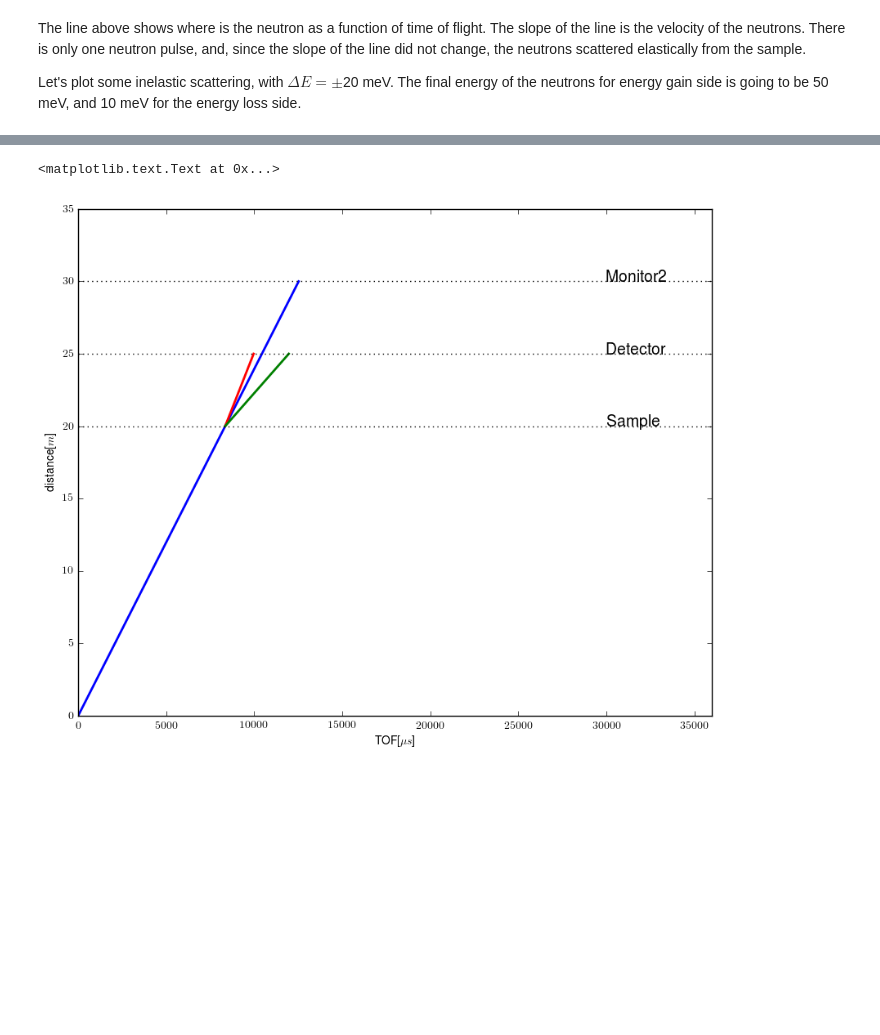
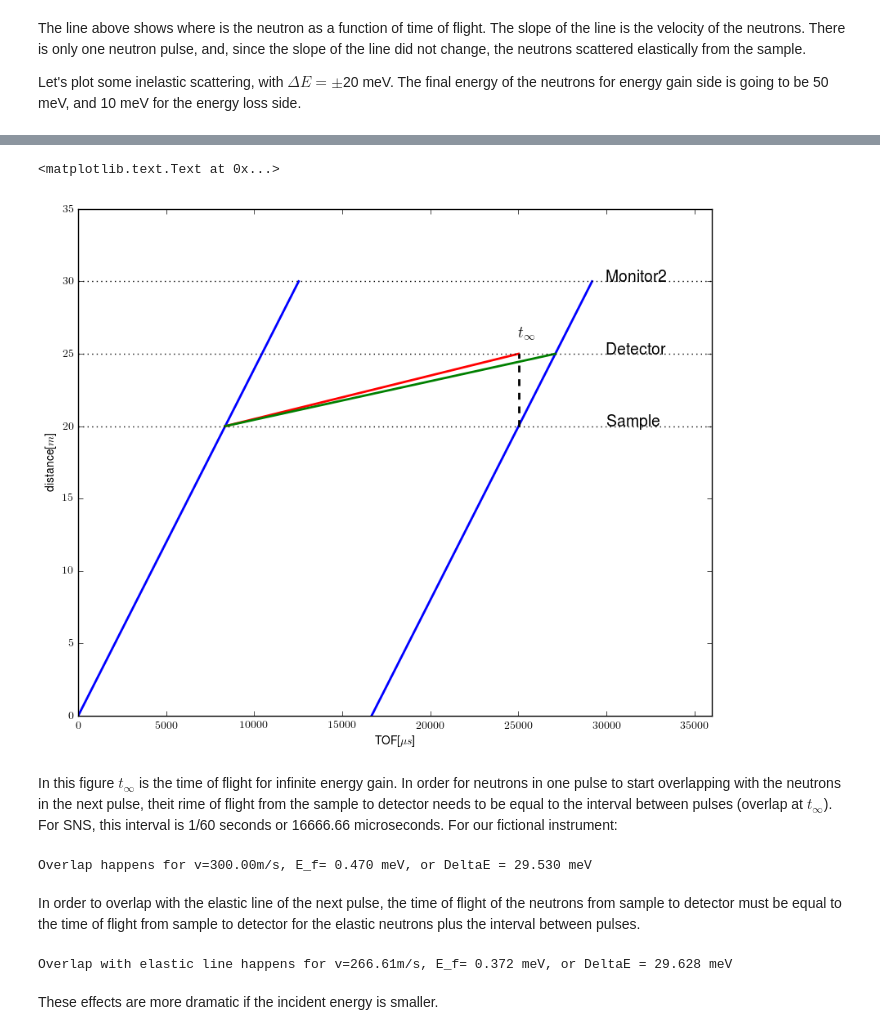
Before and after one commit to mantidproject/training, a Jupyter notebook: notebook/201_Introduction_to_Direct_Geometry_Spectrometers.ipynb, the cells around one changed output, grey strips where cells are left out. Saved outputs shown, nothing was run; the diff lists cells and outputs as text; code cells hidden in the pictures; blank space fills up the shorter version.

```diff
--- a/notebook/201_Introduction_to_Direct_Geometry_Spectrometers.ipynb
+++ b/notebook/201_Introduction_to_Direct_Geometry_Spectrometers.ipynb
@@ -348,34 +426,65 @@ d_m2=30.
 d_det=25.
 d_samp=20.
 
 Ei=30.
 vi=E2V(Ei)
 
 tof_m2=1e6*d_m2/vi #in microseconds
 tof_samp=1e6*d_samp/vi #in microseconds
+tof_det=1e6*d_det/vi
 
 Ef1=50.
 vf1=E2V(Ef1)
 tof_det1=tof_samp+1e6*(d_det-d_samp)/vf1
 
 Ef2=10.
 vf2=E2V(Ef2)
 tof_det2=tof_samp+1e6*(d_det-d_samp)/vf2
 
 fig, ax = plt.subplots(figsize=(10, 8), dpi= 150)
-ax.plot([0,tof_m2],[0,d_m2],linewidth=2)
-ax.plot([tof_samp,tof_det1],[d_samp,d_det],'r',linewidth=2)
-ax.plot([tof_samp,tof_det2],[d_samp,d_det],'g',linewidth=2)
+ax.plot([0,tof_m2],[0,d_m2],'b',linewidth=2)
+ax.plot([0+1e6/60.,tof_m2+1e6/60.],[0,d_m2],'b',linewidth=2)
+ax.plot([tof_samp,tof_samp+1e6/60.],[d_samp,d_det],'r',linewidth=2)
+ax.plot([tof_samp,tof_det+1e6/60.],[d_samp,d_det],'g',linewidth=2)
+ax.plot([tof_samp+1e6/60.,tof_samp+1e6/60.],[d_samp,d_det],'k--',linewidth=2)
 ax.plot([0,36000],[d_m2,d_m2],'k:')
 ax.plot([0,36000],[d_samp,d_samp],'k:')
 ax.plot([0,36000],[d_det,d_det],'k:')
 ax.set_ylim([0.,35])
 ax.set_xlim([0,36000])
 ax.text(30000,d_m2,'Monitor2',fontsize=14)
 ax.text(30000,d_samp,'Sample',fontsize=14)
 ax.text(30000,d_det,'Detector',fontsize=14)
+ax.text(25000,26,'$t_\infty$',fontsize=14)
 ax.set_xlabel('TOF[$\mu s$]')
 ax.set_ylabel('distance[$m$]')
 # %% [output]
 <matplotlib.text.Text at 0x...>
-[figure, old version]
+[figure, new version]
+# %% [markdown]
+In this figure $t_\infty$ is the time of flight for infinite energy gain. In order for neutrons in one pulse to start overlapping with the neutrons in the next pulse, theit rime of flight from the sample to detector needs to be equal to the interval between pulses (overlap at $t_\infty$). For SNS, this interval is 1/60 seconds or 16666.66 microseconds. For our fictional instrument:
+# %%
+t_pulse=1./60
+d_samp_det=d_det-d_samp
+Ei=30.
+v_overlap=d_samp_det/t_pulse
+Ef_overlap=V2E(v_overlap)
+DeltaE_overlap=Ei-Ef_overlap
+print("Overlap happens for v={0:.2f}m/s, "
+      "E_f= {1:.3f} meV, or DeltaE = {2:.3f} "
+      "meV".format(v_overlap,Ef_overlap,DeltaE_overlap))
+# %% [output]
+Overlap happens for v=300.00m/s, E_f= 0.470 meV, or DeltaE = 29.530 meV
+# %% [markdown]
+In order to overlap with the elastic line of the next pulse, the time of flight of the neutrons from sample to detector must be equal to the time of flight from sample to detector for the elastic neutrons plus the interval between pulses.
+# %%
+v_overlap_elastic=d_samp_det/(t_pulse+(tof_det-tof_samp)*1e-6)
+Ef_overlap_elastic=V2E(v_overlap_elastic)
+DeltaE_overlap_elastic=Ei-Ef_overlap_elastic
+print("Overlap with elastic line happens for v={0:.2f}m/s, "
+      "E_f= {1:.3f} meV, or DeltaE = {2:.3f} "
+      "meV".format(v_overlap_elastic,Ef_overlap_elastic,DeltaE_overlap_elastic))
+# %% [output]
+Overlap with elastic line happens for v=266.61m/s, E_f= 0.372 meV, or DeltaE = 29.628 meV
+# %% [markdown]
+These effects are more dramatic if the incident energy is smaller.
```
Also changed, not shown: parts of 8 cells of this notebook.
